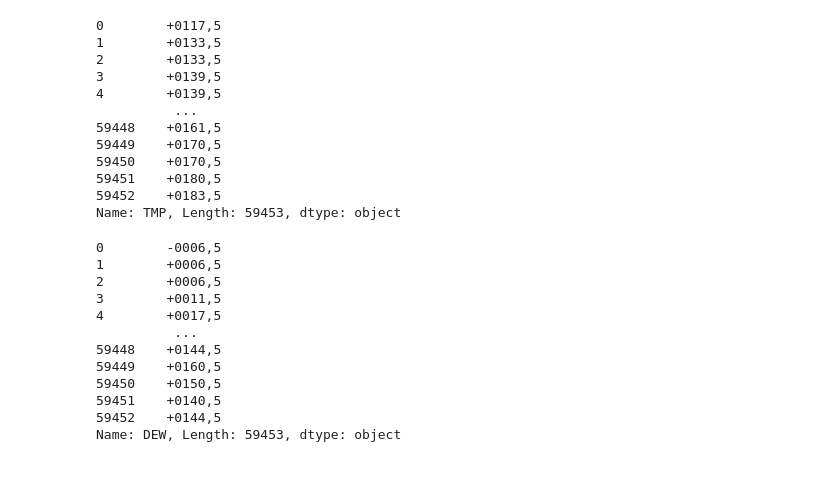
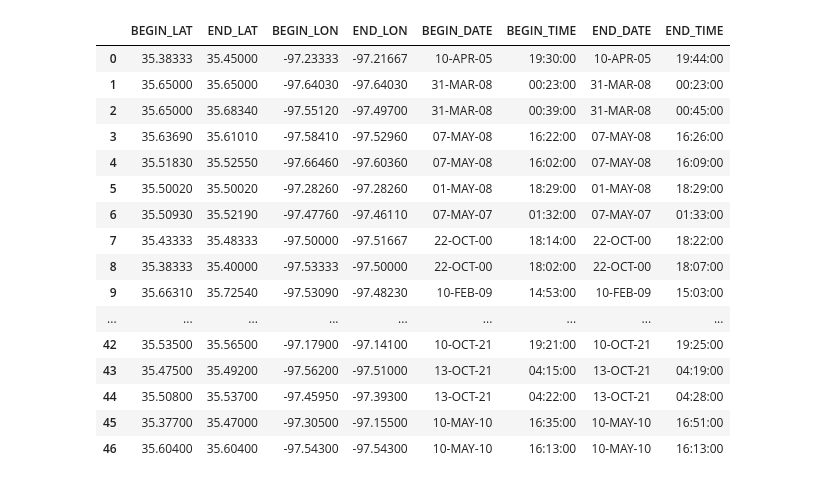
Before and after one commit to Erdos-Projects/fall-2025-predicting-tornadoes, a Jupyter notebook: Exploration-Taylor.ipynb, the cells around one changed output. Drawn from its saved outputs; the diff is of its cells as text; code cells hidden in the pictures.

```diff
--- a/Exploration-Taylor.ipynb
+++ b/Exploration-Taylor.ipynb
@@ -142,0 +87,18 @@ final_df.to_csv(final_path)
+# %%
+# combined oklahoma tornadoes
+
+path = 'Data/Storm Event Data/Cleaned Data/oklahoma_tornadoes_2000_2021.csv'
+df2 = pd.read_csv(path).copy()
+# Really will only care about 'BEGIN_DATE_TIME', 'END_DATE_TIME', 'BEGIN_LAT',
+# 'END_LAT', 'BEGIN_LON', 'END_LON'
+
+df2 = df2[
+        [
+        'BEGIN_DATE_TIME',
+        'END_DATE_TIME',
+        'BEGIN_LAT',
+        'END_LAT',
+        'BEGIN_LON',
+        'END_LON'
+        ]
+        ]
@@ -142,0 +171,7 @@ final_df.to_csv(final_path)
+# %%
+# columns BEGIN-DATE and BEGIN-TIME
+new_df2 = df2.copy()
+new_df2['BEGIN_DATE'] = df2['BEGIN_DATE_TIME'].apply(lambda r : r.split(' ')[0])
+new_df2['BEGIN_TIME'] = df2['BEGIN_DATE_TIME'].apply(lambda r : r.split(' ')[1])
+new_df2['END_DATE'] = df2['END_DATE_TIME'].apply(lambda r : r.split(' ')[0])
+new_df2['END_TIME'] = df2['END_DATE_TIME'].apply(lambda r : r.split(' ')[1])
@@ -162,31 +218,23 @@ WND length: 59452
 # %%
-station_df['TMP'].dropna()
+new_df2.drop(['BEGIN_DATE_TIME','END_DATE_TIME'],axis=1,inplace=True)
-# %% [output]
-0        +0117,5
-1        +0133,5
-2        +0133,5
-3        +0139,5
-4        +0139,5
-          ...
-59448    +0161,5
-59449    +0170,5
-59450    +0170,5
-59451    +0180,5
-59452    +0183,5
-Name: TMP, Length: 59453, dtype: object
 # %%
-station_df['DEW']
+new_df2
 # %% [output]
-0        -0006,5
-1        +0006,5
-2        +0006,5
-3        +0011,5
-4        +0017,5
-          ...
-59448    +0144,5
-59449    +0160,5
-59450    +0150,5
-59451    +0140,5
-59452    +0144,5
-Name: DEW, Length: 59453, dtype: object
+|  | BEGIN_LAT | END_LAT | BEGIN_LON | END_LON | BEGIN_DATE | BEGIN_TIME | END_DATE | END_TIME |
+| 0 | 35.38333 | 35.45000 | -97.23333 | -97.21667 | 10-APR-05 | 19:30:00 | 10-APR-05 | 19:44:00 |
+| 1 | 35.65000 | 35.65000 | -97.64030 | -97.64030 | 31-MAR-08 | 00:23:00 | 31-MAR-08 | 00:23:00 |
+| 2 | 35.65000 | 35.68340 | -97.55120 | -97.49700 | 31-MAR-08 | 00:39:00 | 31-MAR-08 | 00:45:00 |
+| 3 | 35.63690 | 35.61010 | -97.58410 | -97.52960 | 07-MAY-08 | 16:22:00 | 07-MAY-08 | 16:26:00 |
+| 4 | 35.51830 | 35.52550 | -97.66460 | -97.60360 | 07-MAY-08 | 16:02:00 | 07-MAY-08 | 16:09:00 |
+| 5 | 35.50020 | 35.50020 | -97.28260 | -97.28260 | 01-MAY-08 | 18:29:00 | 01-MAY-08 | 18:29:00 |
+| 6 | 35.50930 | 35.52190 | -97.47760 | -97.46110 | 07-MAY-07 | 01:32:00 | 07-MAY-07 | 01:33:00 |
+| 7 | 35.43333 | 35.48333 | -97.50000 | -97.51667 | 22-OCT-00 | 18:14:00 | 22-OCT-00 | 18:22:00 |
+| 8 | 35.38333 | 35.40000 | -97.53333 | -97.50000 | 22-OCT-00 | 18:02:00 | 22-OCT-00 | 18:07:00 |
+| 9 | 35.66310 | 35.72540 | -97.53090 | -97.48230 | 10-FEB-09 | 14:53:00 | 10-FEB-09 | 15:03:00 |
+| ... | ... | ... | ... | ... | ... | ... | ... | ... |
+| 42 | 35.53500 | 35.56500 | -97.17900 | -97.14100 | 10-OCT-21 | 19:21:00 | 10-OCT-21 | 19:25:00 |
+| 43 | 35.47500 | 35.49200 | -97.56200 | -97.51000 | 13-OCT-21 | 04:15:00 | 13-OCT-21 | 04:19:00 |
+| 44 | 35.50800 | 35.53700 | -97.45950 | -97.39300 | 13-OCT-21 | 04:22:00 | 13-OCT-21 | 04:28:00 |
+| 45 | 35.37700 | 35.47000 | -97.30500 | -97.15500 | 10-MAY-10 | 16:35:00 | 10-MAY-10 | 16:51:00 |
+| 46 | 35.60400 | 35.60400 | -97.54300 | -97.54300 | 10-MAY-10 | 16:13:00 | 10-MAY-10 | 16:13:00 |
 # %%
```
Also changed, not shown: parts of 23 cells of this notebook, 6 other files.
